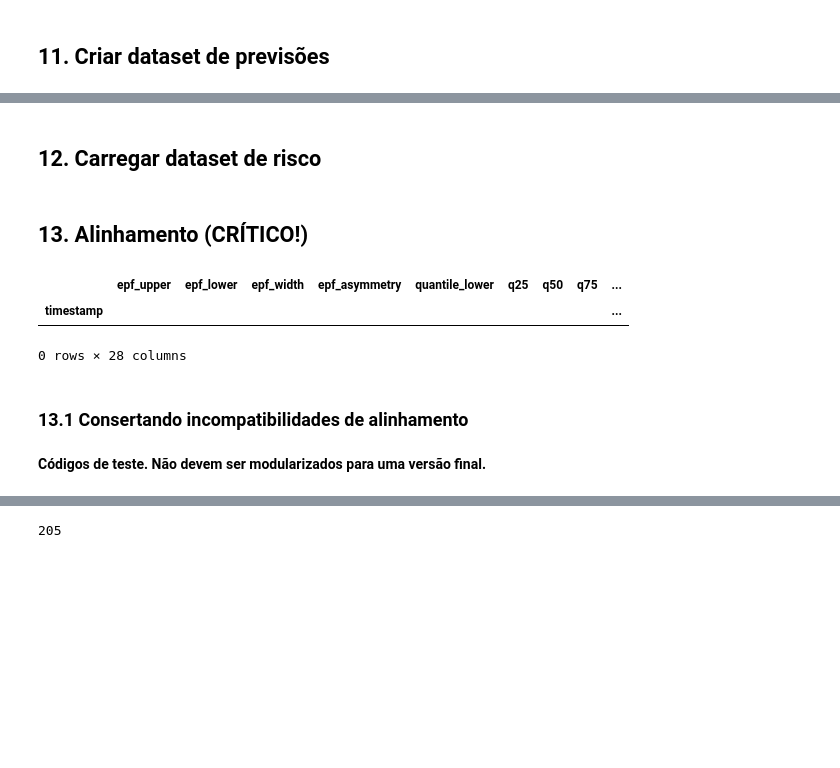
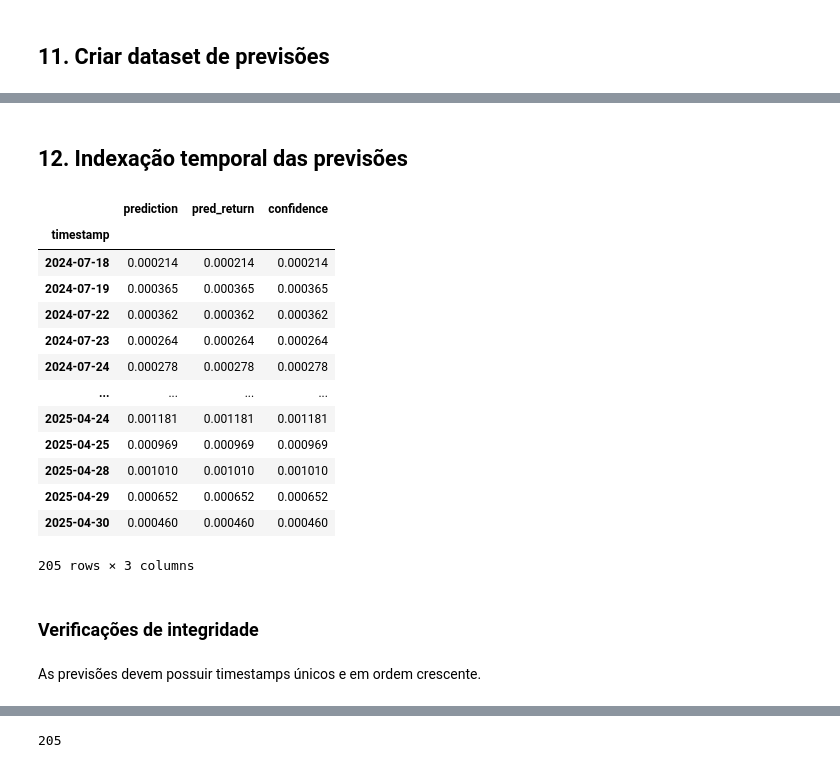
Before and after one commit to miguelrferreiraf/libellula, a Jupyter notebook: notebooks/Predictive_TFT_model/TFT_prdictive_model.ipynb, the cells around one changed output, grey strips where cells are left out. Drawn from its saved outputs; the diff is of its cells as text; code cells hidden in the pictures; blank space fills up the shorter version.

```diff
--- a/notebooks/Predictive_TFT_model/TFT_prdictive_model.ipynb
+++ b/notebooks/Predictive_TFT_model/TFT_prdictive_model.ipynb
@@ -511,2 +510,0 @@ df_pred.head()
-# %% [markdown]
-## 12. **Carregar dataset de risco**
@@ -515,23 +511,30 @@ risk_df = pd.read_parquet("C:/projects/Libellula/data/processed/combined/risk_fe
 # %% [markdown]
-## 13. **Alinhamento (CRÍTICO!)**
+## 12. **Indexação temporal das previsões**
 # %%
 df_pred["timestamp"] = df["Date"].iloc[train_end:val_end].values
-df_pred = df_pred.set_index("timestamp")
+df_pred = df_pred.set_index("timestamp").sort_index()
 
-risk_df.index = pd.to_datetime(risk_df.index)
-
-df_pred = df_pred.reindex(risk_df.index)
-
-final_df = risk_df.join(df_pred)
-final_df = final_df.dropna()
-final_df
+assert df_pred.index.is_monotonic_increasing
+assert not df_pred.index.has_duplicates
+df_pred
 # %% [output]
-|  | epf_upper | epf_lower | epf_width | epf_asymmetry | quantile_lower | q25 | q50 | q75 | ... |
-| timestamp |  |  |  |  |  |  |  |  | ... |
+|  | prediction | pred_return | confidence |
+| timestamp |  |  |  |
+| 2024-07-18 | 0.000214 | 0.000214 | 0.000214 |
+| 2024-07-19 | 0.000365 | 0.000365 | 0.000365 |
+| 2024-07-22 | 0.000362 | 0.000362 | 0.000362 |
+| 2024-07-23 | 0.000264 | 0.000264 | 0.000264 |
+| 2024-07-24 | 0.000278 | 0.000278 | 0.000278 |
+| ... | ... | ... | ... |
+| 2025-04-24 | 0.001181 | 0.001181 | 0.001181 |
+| 2025-04-25 | 0.000969 | 0.000969 | 0.000969 |
+| 2025-04-28 | 0.001010 | 0.001010 | 0.001010 |
+| 2025-04-29 | 0.000652 | 0.000652 | 0.000652 |
+| 2025-04-30 | 0.000460 | 0.000460 | 0.000460 |
-0 rows × 28 columns
+205 rows × 3 columns
 # %% [markdown]
-### 13.1 Consertando incompatibilidades de alinhamento
+### Verificações de integridade
 # %% [markdown]
-**Códigos de teste. Não devem ser modularizados para uma versão final.**
+As previsões devem possuir timestamps únicos e em ordem crescente.
 # %%
 print(df_pred.index.min(), df_pred.index.max())
```
Also changed, not shown: parts of 17 cells of this notebook, 13 other files.
